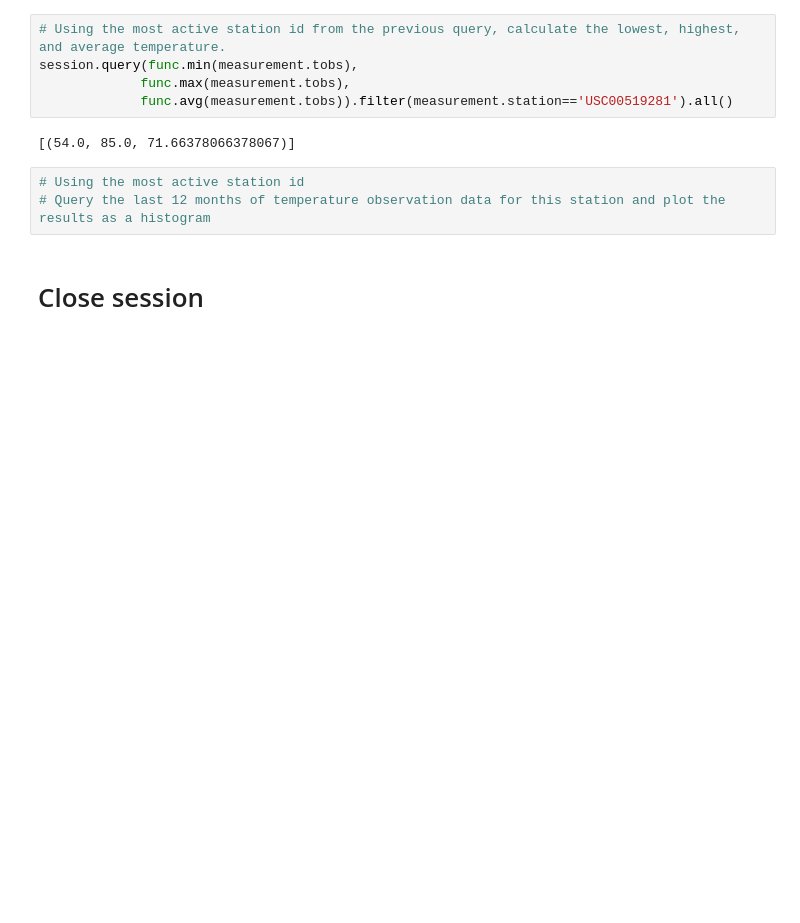
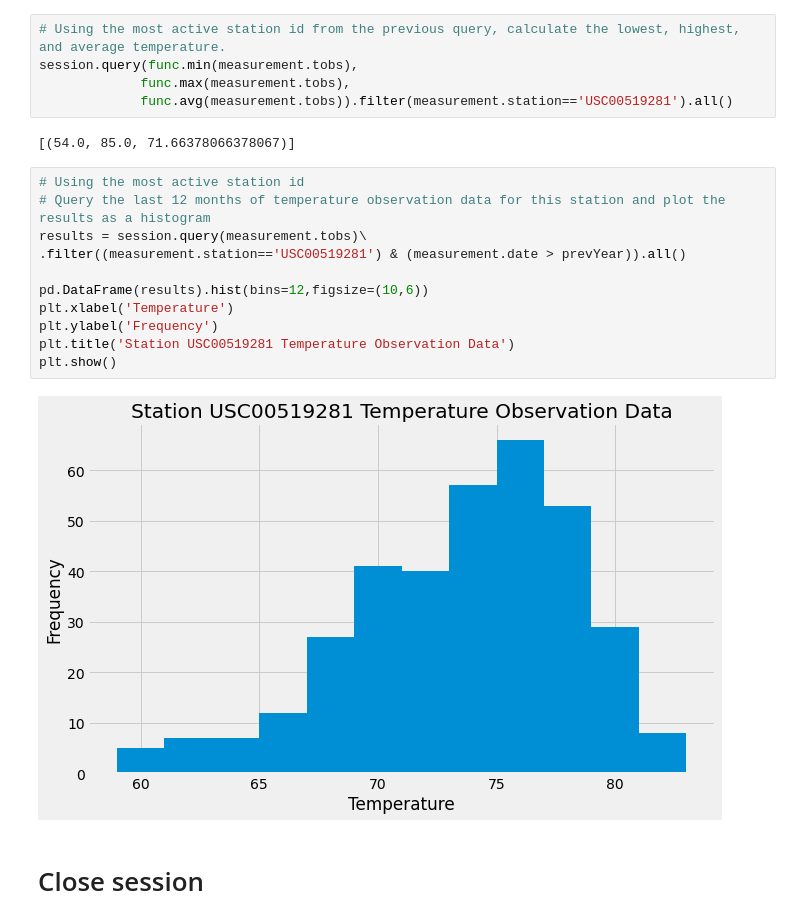
Before and after one commit to acorea/sqlalchemy-challenge, a Jupyter notebook: climate_final.ipynb, the cells around one changed output. Cells and saved outputs as stored; diff of their text form; blank space fills up the shorter version.

```diff
--- a/climate_final.ipynb
+++ b/climate_final.ipynb
@@ -112,6 +112,16 @@ session.query(func.min(measurement.tobs),
 # %%
 # Using the most active station id
 # Query the last 12 months of temperature observation data for this station and plot the results as a histogram
+results = session.query(measurement.tobs)\
+.filter((measurement.station=='USC00519281') & (measurement.date > prevYear)).all()
+
+pd.DataFrame(results).hist(bins=12,figsize=(10,6))
+plt.xlabel('Temperature')
+plt.ylabel('Frequency')
+plt.title('Station USC00519281 Temperature Observation Data')
+plt.show()
+# %% [output]
+[figure, added]
 # %% [markdown]
 # Close session
 # %%
```
